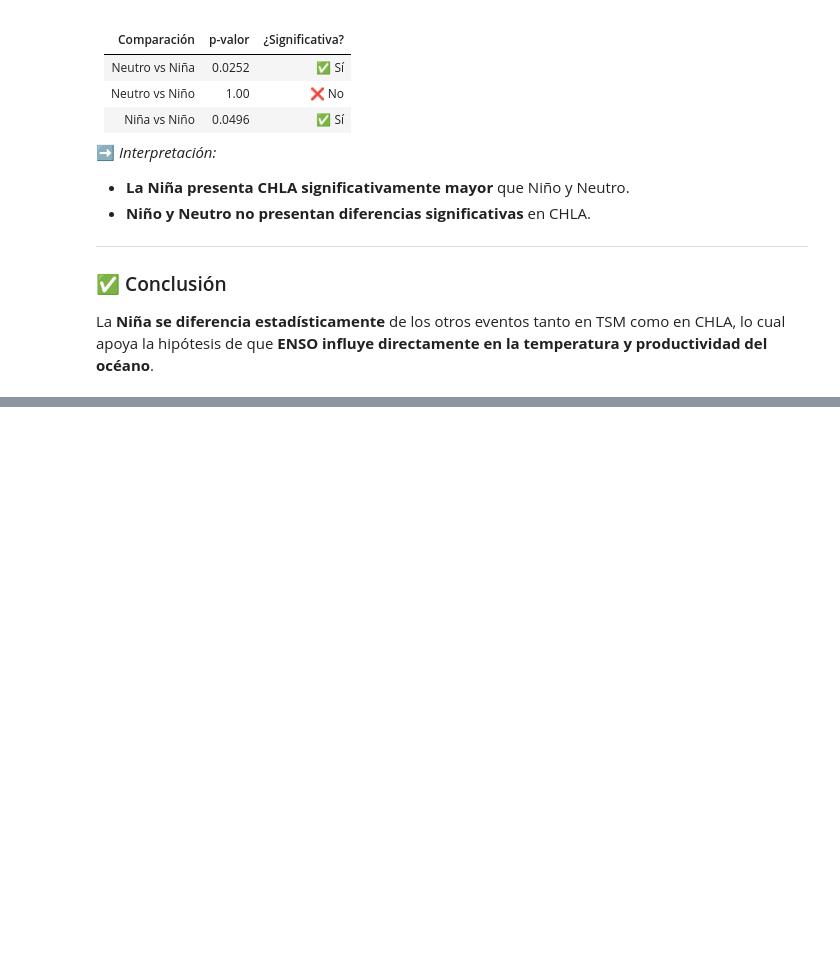
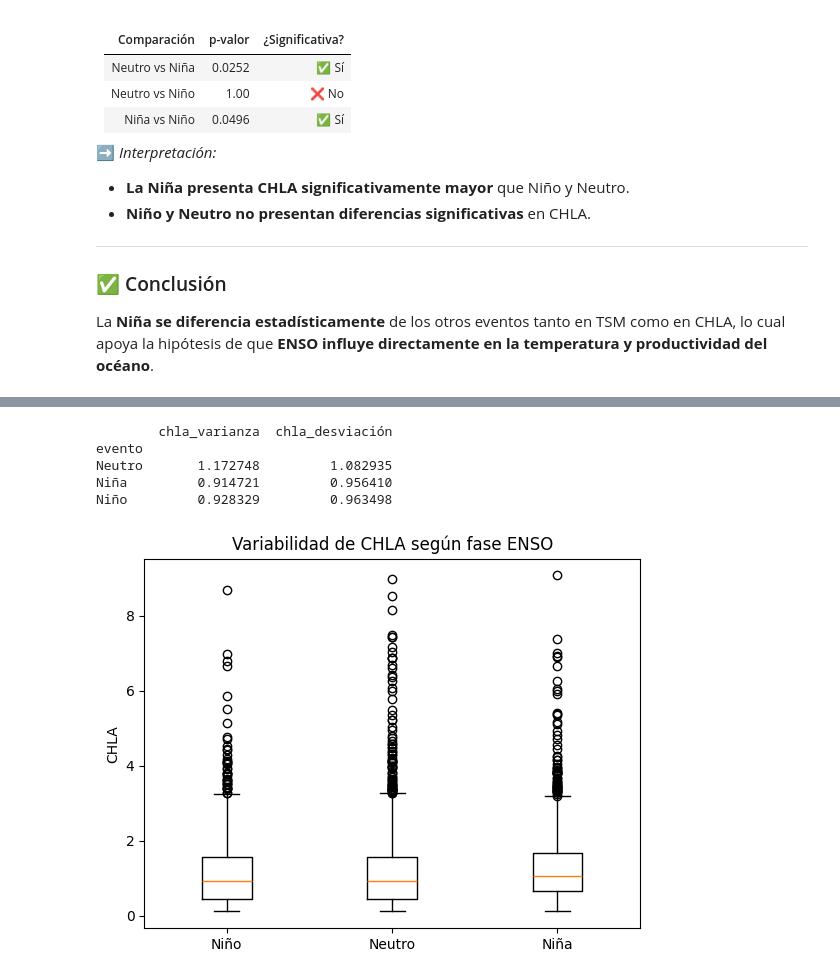
Before and after one commit to tukey-stans/ae-oceanografia-golfo-cali, a Jupyter notebook: notebooks/JMSD/eda_jmsd.ipynb, the cells around one changed output, grey strips where cells are left out. Saved outputs shown, nothing was run; the diff lists cells and outputs as text; code cells hidden in the pictures; blank space fills up the shorter version.

```diff
--- a/notebooks/JMSD/eda_jmsd.ipynb
+++ b/notebooks/JMSD/eda_jmsd.ipynb
@@ -1038,0 +1218,23 @@ m
+# %%
+metrics_chla = combined.groupby('evento').agg(
+    chla_varianza   = ('chla', 'var'),
+    chla_desviación = ('chla', 'std')
+)
+print(metrics_chla)
+# %% [output]
+        chla_varianza  chla_desviación
+evento
+Neutro       1.172748         1.082935
+Niña         0.914721         0.956410
+Niño         0.928329         0.963498
+# %%
+datos = [combined[combined['evento']==e]['chla'].dropna()
+         for e in ['Niño','Neutro','Niña']]
+
+plt.figure()
+plt.boxplot(datos, tick_labels=['Niño','Neutro','Niña'])
+plt.title('Variabilidad de CHLA según fase ENSO')
+plt.ylabel('CHLA')
+plt.show()
+# %% [output]
+[figure, added]
```
Also changed, not shown: parts of 16 cells of this notebook.
